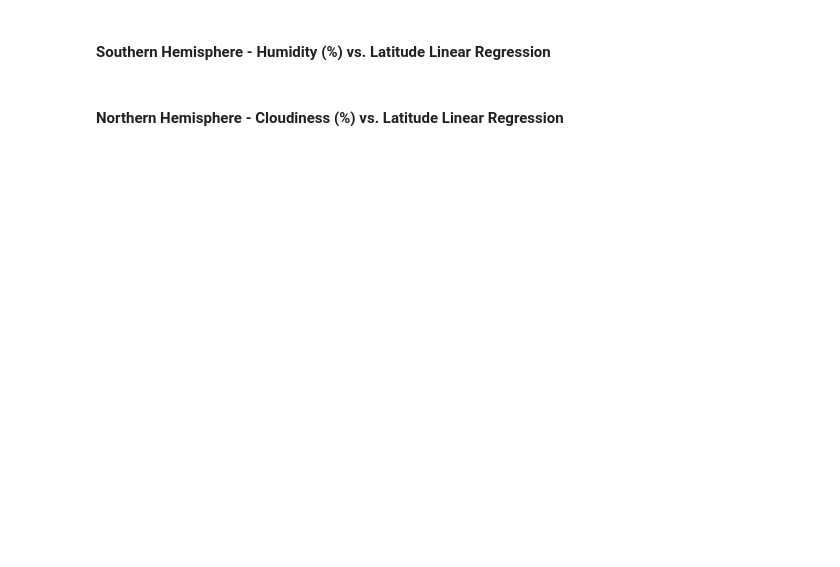
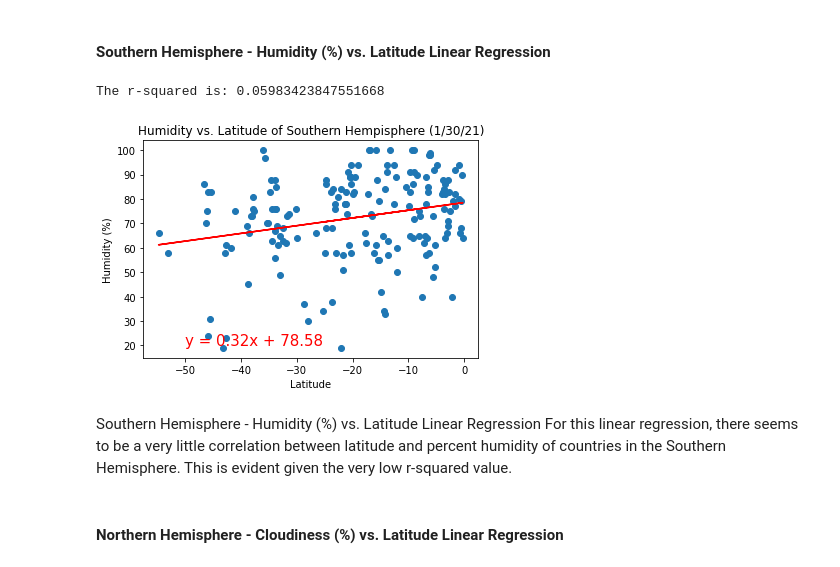
Before and after one commit to terrilvallikalam/Python-API-ChallengeV2, a Jupyter notebook: WeatherPy/WeatherPy.ipynb, the cells around one changed output. Drawn from its saved outputs; the diff is of its cells as text; code cells hidden in the pictures; blank space fills up the shorter version.

```diff
--- a/WeatherPy/WeatherPy.ipynb
+++ b/WeatherPy/WeatherPy.ipynb
@@ -245,4 +366,26 @@ weather_data["Humidity"].max()
 # %% [markdown]
 ####  Southern Hemisphere - Humidity (%) vs. Latitude Linear Regression
+# %%
+# Perform Linear Regression and plot r-squared
+x_values = southern_hem['Lat']
+y_values = southern_hem['Humidity']
+(slope, intercept, rvalue, pvalue, stderr) = linregress(x_values, y_values)
+regress_values = x_values * slope + intercept
+line_eq = "y = " + str(round(slope,2)) + "x + " + str(round(intercept,2))
+plt.scatter(x_values,y_values)
+plt.plot(x_values,regress_values,"r-")
+plt.annotate(line_eq,(-50,20),fontsize=15,color="red")
+plt.title("Humidity vs. Latitude of Southern Hempisphere (1/30/21)")
+plt.xlabel('Latitude')
+plt.ylabel('Humidity (%)')
+print(f"The r-squared is: {rvalue**2}")
+plt.savefig("../Images/SHHumvsLat.png")
+plt.show()
+# %% [output]
+The r-squared is: 0.05983423847551668
+[figure, added]
+# %% [markdown]
+Southern Hemisphere - Humidity (%) vs. Latitude Linear Regression
+For this linear regression, there seems to be a very little correlation between latitude and percent humidity of countries in the Southern Hemisphere. This is evident given the very low r-squared value.
 # %% [markdown]
 ####  Northern Hemisphere - Cloudiness (%) vs. Latitude Linear Regression
```
Also changed, not shown: parts of 39 cells of this notebook, 14 other files.
